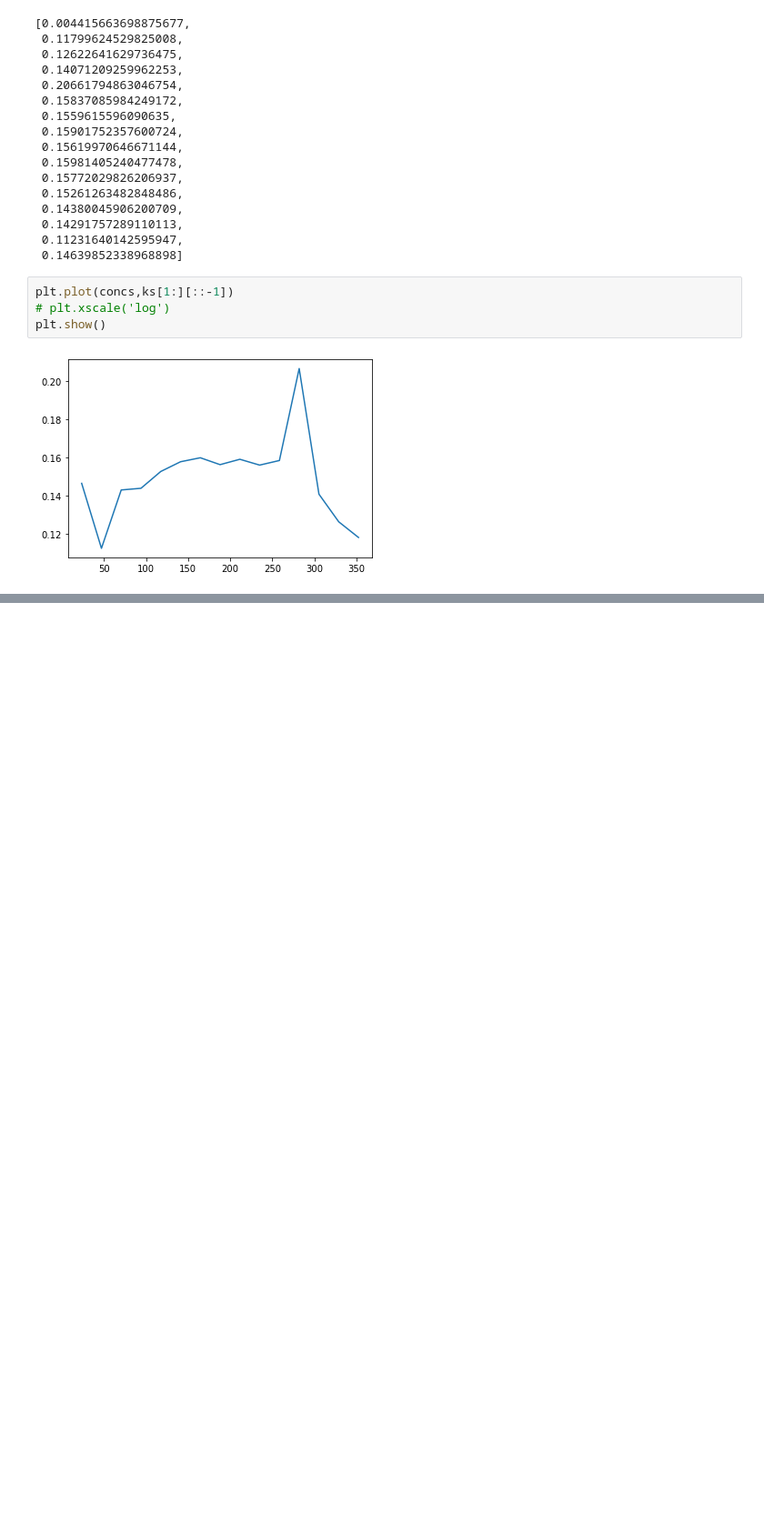
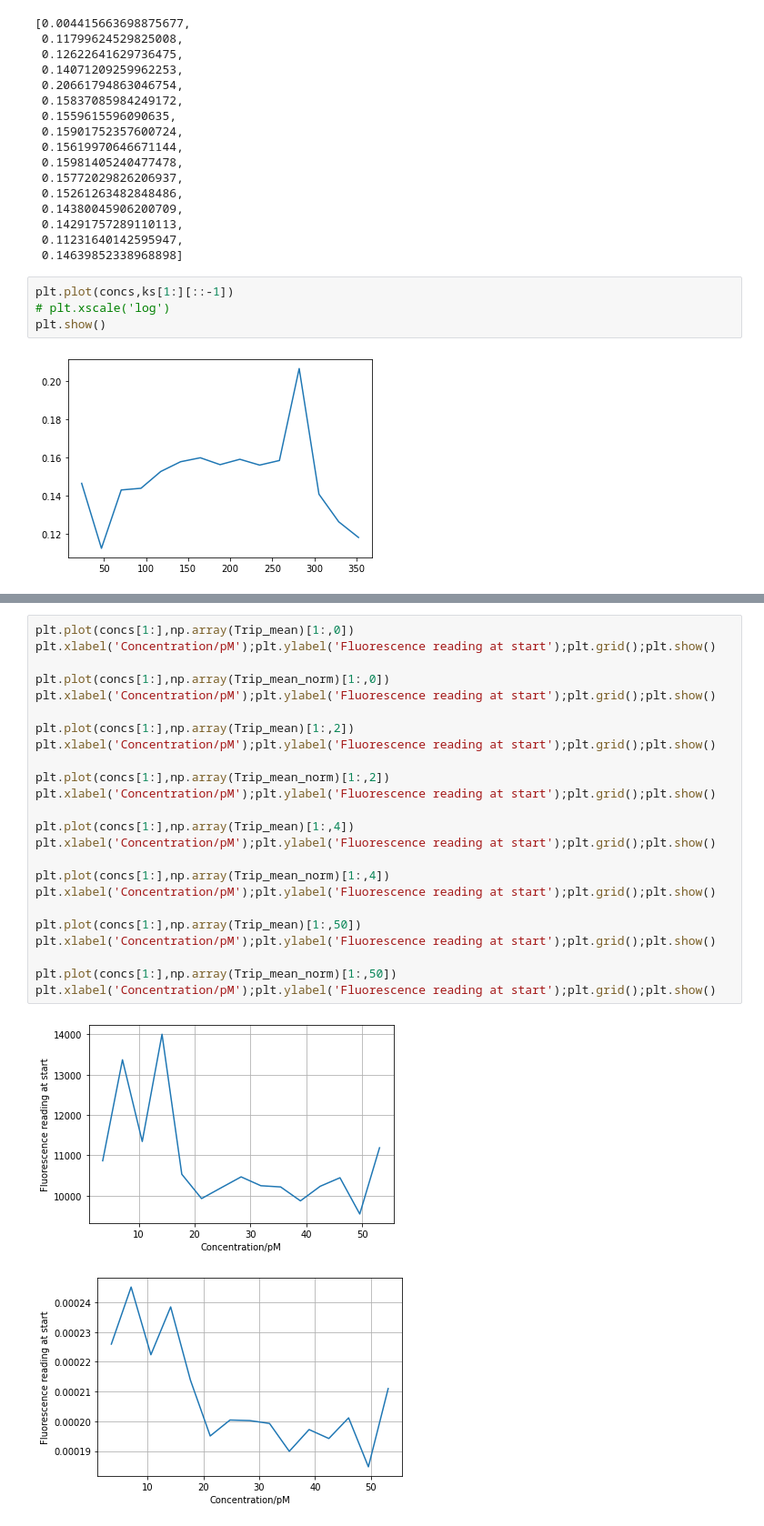
Before and after one commit to brendanhuo/IIB_project, a Jupyter notebook: LoD_analysis.ipynb, the cells around one changed output, grey strips where cells are left out. Shown at 91% size. Cells and saved outputs as stored; diff of their text form; blank space fills up the shorter version.

```diff
--- a/2022_2_27_FQCasCleavage_ssDNA_target_titration.ipynb
+++ b/LoD_analysis.ipynb
@@ -432,0 +508,27 @@ plt.show()
+# %%
+plt.plot(concs[1:],np.array(Trip_mean)[1:,0])
+plt.xlabel('Concentration/pM');plt.ylabel('Fluorescence reading at start');plt.grid();plt.show()
+
+plt.plot(concs[1:],np.array(Trip_mean_norm)[1:,0])
+plt.xlabel('Concentration/pM');plt.ylabel('Fluorescence reading at start');plt.grid();plt.show()
+
+plt.plot(concs[1:],np.array(Trip_mean)[1:,2])
+plt.xlabel('Concentration/pM');plt.ylabel('Fluorescence reading at start');plt.grid();plt.show()
+
+plt.plot(concs[1:],np.array(Trip_mean_norm)[1:,2])
+plt.xlabel('Concentration/pM');plt.ylabel('Fluorescence reading at start');plt.grid();plt.show()
+
+plt.plot(concs[1:],np.array(Trip_mean)[1:,4])
+plt.xlabel('Concentration/pM');plt.ylabel('Fluorescence reading at start');plt.grid();plt.show()
+
+plt.plot(concs[1:],np.array(Trip_mean_norm)[1:,4])
+plt.xlabel('Concentration/pM');plt.ylabel('Fluorescence reading at start');plt.grid();plt.show()
+
+plt.plot(concs[1:],np.array(Trip_mean)[1:,50])
+plt.xlabel('Concentration/pM');plt.ylabel('Fluorescence reading at start');plt.grid();plt.show()
+
+plt.plot(concs[1:],np.array(Trip_mean_norm)[1:,50])
+plt.xlabel('Concentration/pM');plt.ylabel('Fluorescence reading at start');plt.grid();plt.show()
+# %% [output]
+[figure, added]
+[figure, added]
```
Also changed, not shown: parts of 21 cells of this notebook, 3 other files.
